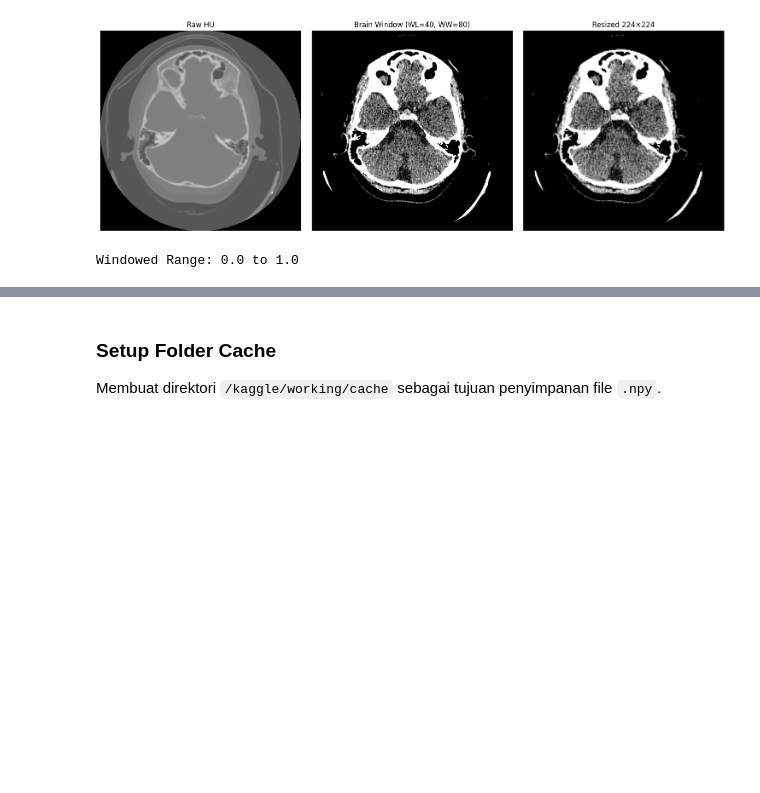
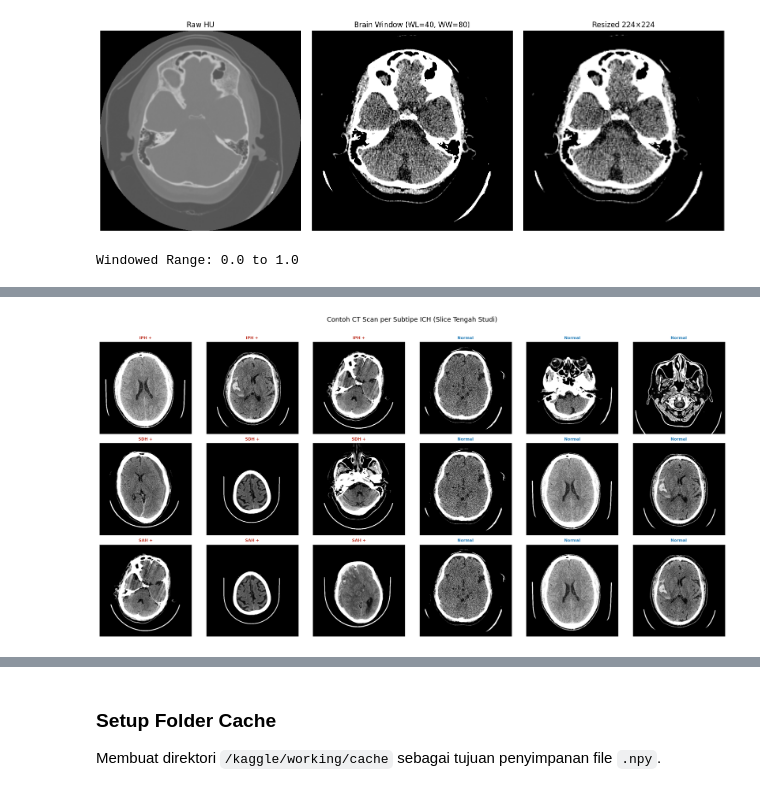
Before and after one commit to SyaidFarhan/ConvNext-CQ500, a Jupyter notebook: peprocessing-data.ipynb, the cells around one changed output, grey strips where cells are left out. Cells and saved outputs as stored; diff of their text form; code cells hidden in the pictures; blank space fills up the shorter version.

```diff
--- a/peprocessing-data.ipynb
+++ b/peprocessing-data.ipynb
@@ -708,0 +927,45 @@ Windowed Range: 0.0 to 1.0
+# %%
+def show_case_examples(dataset_df, processor, subtypes, n_examples=3):
+    """
+    Grid visualisasi: setiap baris = 1 subtipe,
+    kolom kiri = kasus positif, kolom kanan = kasus normal.
+    """
+    fig, axes = plt.subplots(
+        len(subtypes), n_examples * 2,
+        figsize=(n_examples * 2 * 3, len(subtypes) * 3)
+    )
+    # Pastikan axes selalu 2D
+    if len(subtypes) == 1:
+        axes = [axes]
+
+    for row_idx, subtype in enumerate(subtypes):
+        pos_cases = dataset_df[dataset_df[subtype] == 1].head(n_examples)
+        neg_cases = dataset_df[dataset_df[subtype] == 0].head(n_examples)
+
+        for col_idx, (_, case) in enumerate(pos_cases.iterrows()):
+            mid = len(case["dicom_files"]) // 2
+            img = processor.read_hu(case["dicom_files"][mid])
+            img = processor.brain_window(img)
+            axes[row_idx][col_idx].imshow(img, cmap="gray")
+            axes[row_idx][col_idx].set_title(f"{subtype} +", fontsize=8, color="#c0392b", fontweight="bold")
+            axes[row_idx][col_idx].axis("off")
+
+        for col_idx, (_, case) in enumerate(neg_cases.iterrows()):
+            mid = len(case["dicom_files"]) // 2
+            img = processor.read_hu(case["dicom_files"][mid])
+            img = processor.brain_window(img)
+            axes[row_idx][n_examples + col_idx].imshow(img, cmap="gray")
+            axes[row_idx][n_examples + col_idx].set_title("Normal", fontsize=8, color="#2980b9", fontweight="bold")
+            axes[row_idx][n_examples + col_idx].axis("off")
+
+        # Label subtipe di kiri
+        axes[row_idx][0].set_ylabel(subtype, fontsize=10, fontweight="bold", rotation=90, labelpad=10)
+
+    plt.suptitle("Contoh CT Scan per Subtipe ICH (Slice Tengah Studi)", fontsize=13, y=1.01)
+    plt.tight_layout()
+    plt.show()
+
+
+show_case_examples(dataset.df, processor, ["IPH", "SDH", "SAH"], n_examples=3)
+# %% [output]
+[figure, added]
```
Also changed, not shown: parts of 43 cells of this notebook.
